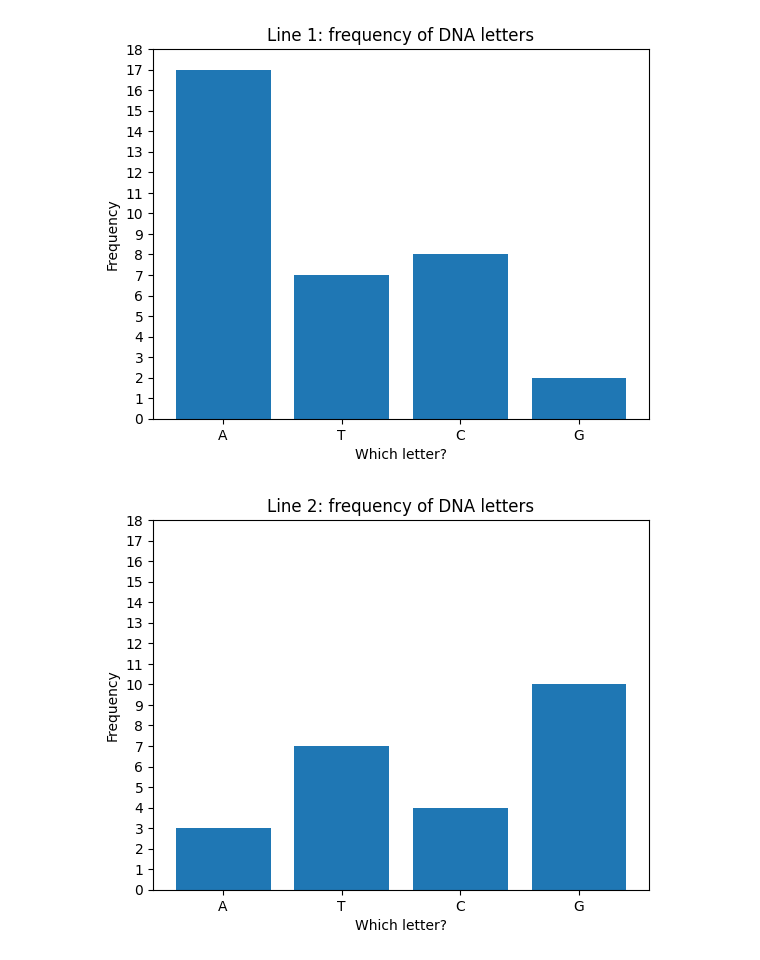
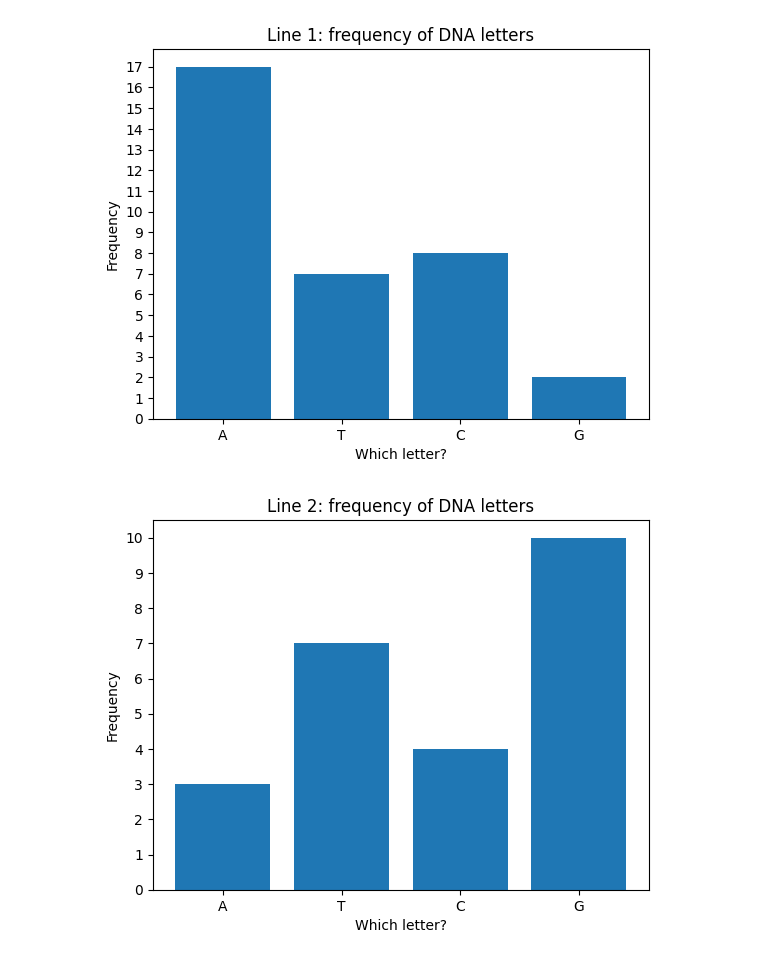
Before and after one commit to jonathanhansson/lab1_python_fundamentals, a Jupyter notebook: labb1.ipynb, the cells around one changed output. Drawn from its saved outputs; the diff is of its cells as text; code cells hidden in the pictures.

```diff
--- a/labb1.ipynb
+++ b/labb1.ipynb
@@ -1,48 +1,47 @@
 # %%
+'''
+The following code reads letters from a file which contains raw data from a string of DNA.
+For help I've had Google Gemini, which have never given me answers but always challenged me in
+developing thought patterns... as well as tips and tricks on how to do things.
+It has been a memorable and good experience and one that marks the beginning of
+my data engineering journey.
+'''
+
 from collections import Counter
 import matplotlib.pyplot as plt
 
 letters_to_count = ["A", "T", "C", "G"] # I create this to compare to the file to this list (in the if-statement)
 list_of_dictionarys = []
 
 with open("data/dna_raw.txt", "r") as file:
     for index, line in enumerate(file): # I recreate the file as an enumerate that can return both index and line
-        if index % 2 == 1: # We check if the index is odd/uneven, which means we'll it's one of the string of letters
+        if index % 2 == 1: # We check if the index is odd/uneven, which means we'll it's one of the string of letters. It's not the best solution in my opinion, since it's not as modular as some other solutions. But it works here.
             line = line.strip().upper()
             letter_count = {char: count for char, count in Counter(line).items() if char in letters_to_count} # Dictionary comprehension is an efficient way to create dictionaries, which I do here
             list_of_dictionarys.append(letter_count)
 
-frequency_of_A = []
-frequency_of_T = []
-frequency_of_C = []
-frequency_of_G = []
-
-for dict in list_of_dictionarys:
-    frequency_of_A.append(dict.get('A', 0))
-    frequency_of_T.append(dict.get('T', 0))
-    frequency_of_C.append(dict.get('C', 0))
-    frequency_of_G.append(dict.get('G', 0))
-
-for i, dct in enumerate(list_of_dictionarys, start=1):
+# We loop through each dict in the list_of_dictionarys to find the specified letters. The get()-function is very handy here, as it returns the number of times the specified letter appears in the dct we are at in the current iteration.
+for i, dct in enumerate(list_of_dictionarys, start=1): # We specify to start from 1, which is more natural in a human context
     letters = ["A", "T", "C", "G"]
     frequencies = [
-        dct.get("A", 0),
+        dct.get("A", 0), # The "dct" represents the dictionary, the "i" represents the index in list_of_dictionarys
         dct.get("T", 0),
         dct.get("C", 0),
         dct.get("G", 0)
     ]
 
+    # Syntax for matplotlib, is run in the loop to get a graph for each sequence
     plt.figure()
     plt.bar(letters, frequencies)
     plt.title(f"Line {i}: frequency of DNA letters")
     plt.xlabel("Which letter?")
     plt.ylabel("Frequency")
-    max_value = max(frequency_of_A + frequency_of_T + frequency_of_C + frequency_of_G)
+    max_value = max(frequencies)
     plt.yticks(range(0, max_value + 1, 1))
     plt.show()
 # %% [output]
-[figure, old version]
+[figure, new version]
-[figure, old version]
+[figure, new version]
 [figure]
 [figure]
 # %%
```
Also changed, not shown: parts of 1 cell of this notebook.
